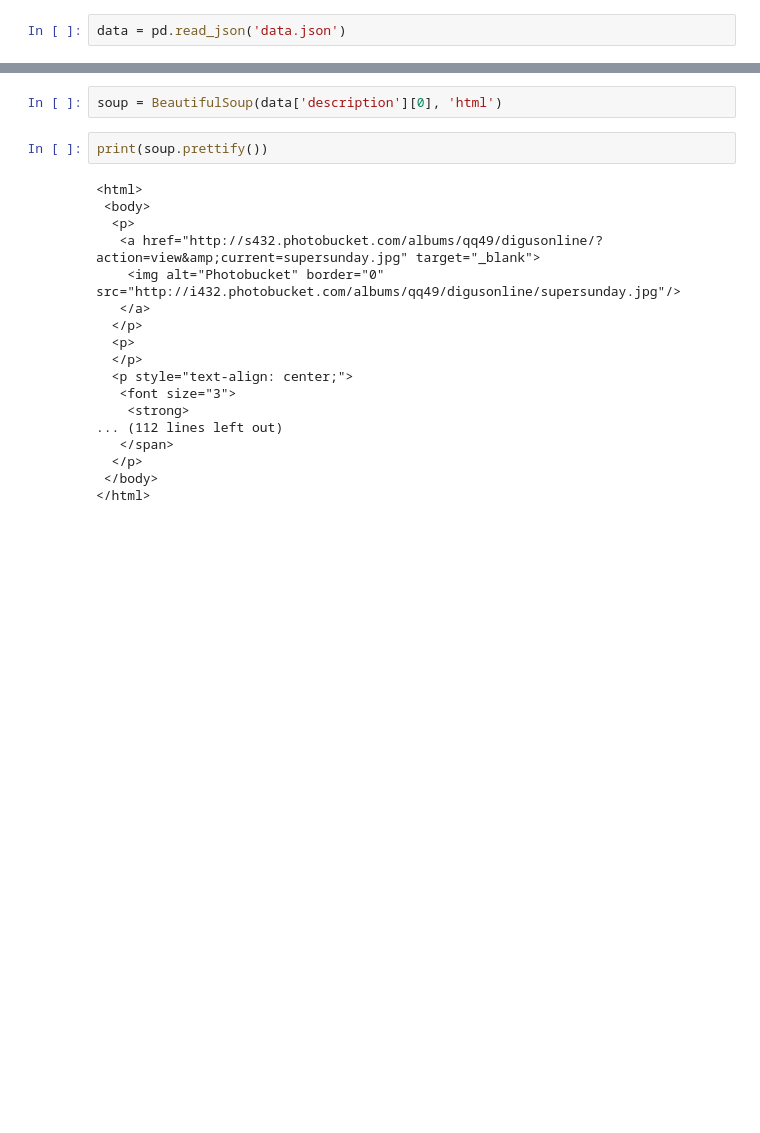
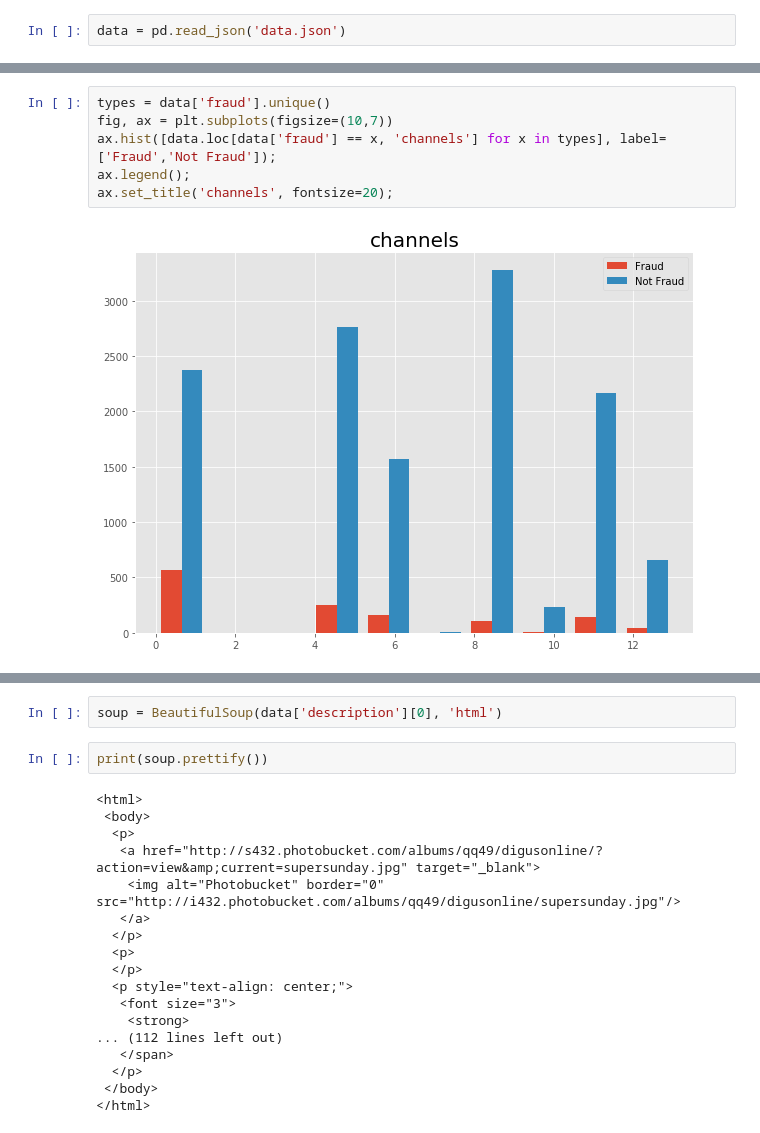
Before and after one commit to josephshanks/fraud-detector, a Jupyter notebook: data/eda_eddie.ipynb, the cells around one changed output, grey strips where cells are left out. Saved outputs shown, nothing was run; the diff lists cells and outputs as text; blank space fills up the shorter version.

```diff
--- a/data/eda_eddie.ipynb
+++ b/data/eda_eddie.ipynb
@@ -21,0 +58,8 @@ data['description'][0]
+# %%
+types = data['fraud'].unique()
+fig, ax = plt.subplots(figsize=(10,7))
+ax.hist([data.loc[data['fraud'] == x, 'channels'] for x in types], label=['Fraud','Not Fraud']);
+ax.legend();
+ax.set_title('channels', fontsize=20);
+# %% [output]
+[figure, added]
```
Also changed, not shown: parts of 20 cells of this notebook.
